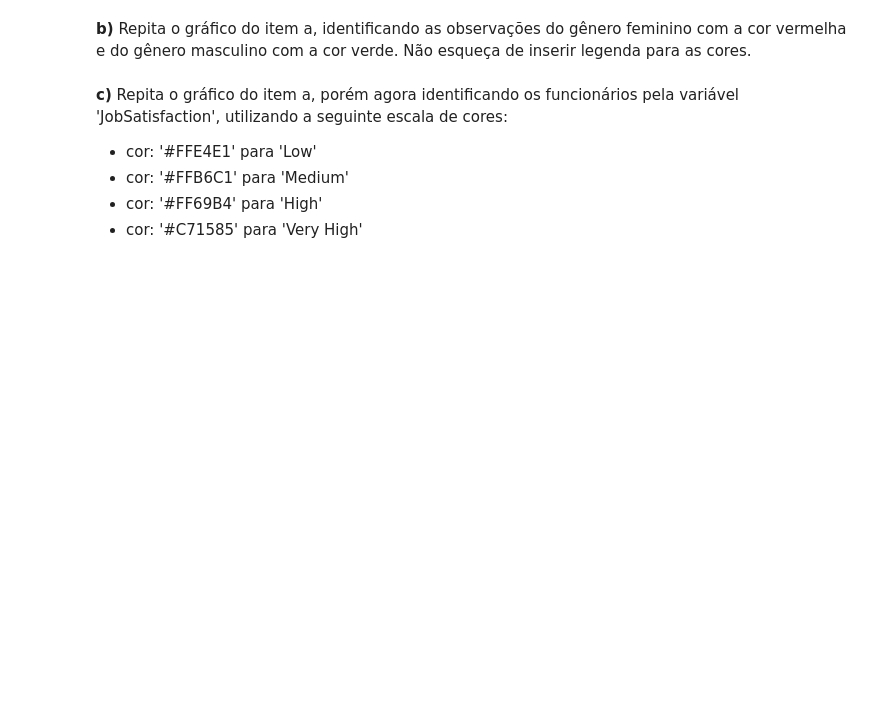
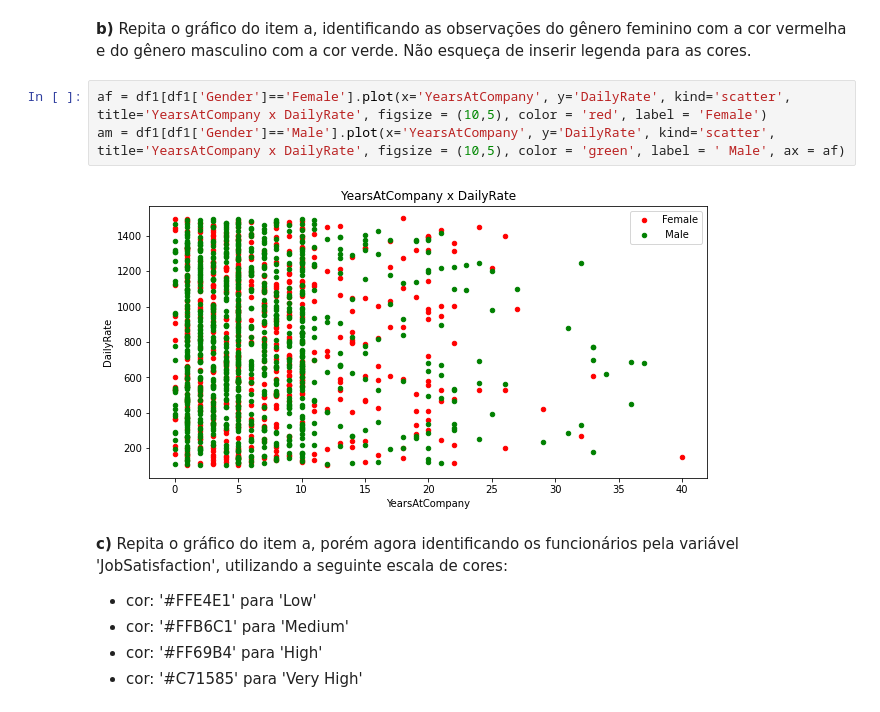
Before and after one commit to xIanborges/Modulo-5-Lets-Code, a Jupyter notebook: Aula 1 - Exercícios.ipynb, the cells around one changed output. Drawn from its saved outputs; the diff is of its cells as text; blank space fills up the shorter version.

```diff
--- a/Aula 1 - Exercícios.ipynb
+++ b/Aula 1 - Exercícios.ipynb
@@ -92,5 +98,10 @@ Utilizando a base de dados da IBM:
 # %% [markdown]
 **b)** Repita o gráfico do item a, identificando as observações do gênero feminino com a cor vermelha e do gênero masculino com a cor verde. Não esqueça de inserir legenda para as cores.
+# %%
+af = df1[df1['Gender']=='Female'].plot(x='YearsAtCompany', y='DailyRate', kind='scatter', title='YearsAtCompany x DailyRate', figsize = (10,5), color = 'red', label = 'Female')
+am = df1[df1['Gender']=='Male'].plot(x='YearsAtCompany', y='DailyRate', kind='scatter', title='YearsAtCompany x DailyRate', figsize = (10,5), color = 'green', label = ' Male', ax = af)
+# %% [output]
+[figure, added]
 # %% [markdown]
 **c)** Repita o gráfico do item a, porém agora identificando os funcionários pela variável 'JobSatisfaction',
 utilizando a seguinte escala de cores:
```
Also changed, not shown: parts of 12 cells of this notebook, 3 other files.
